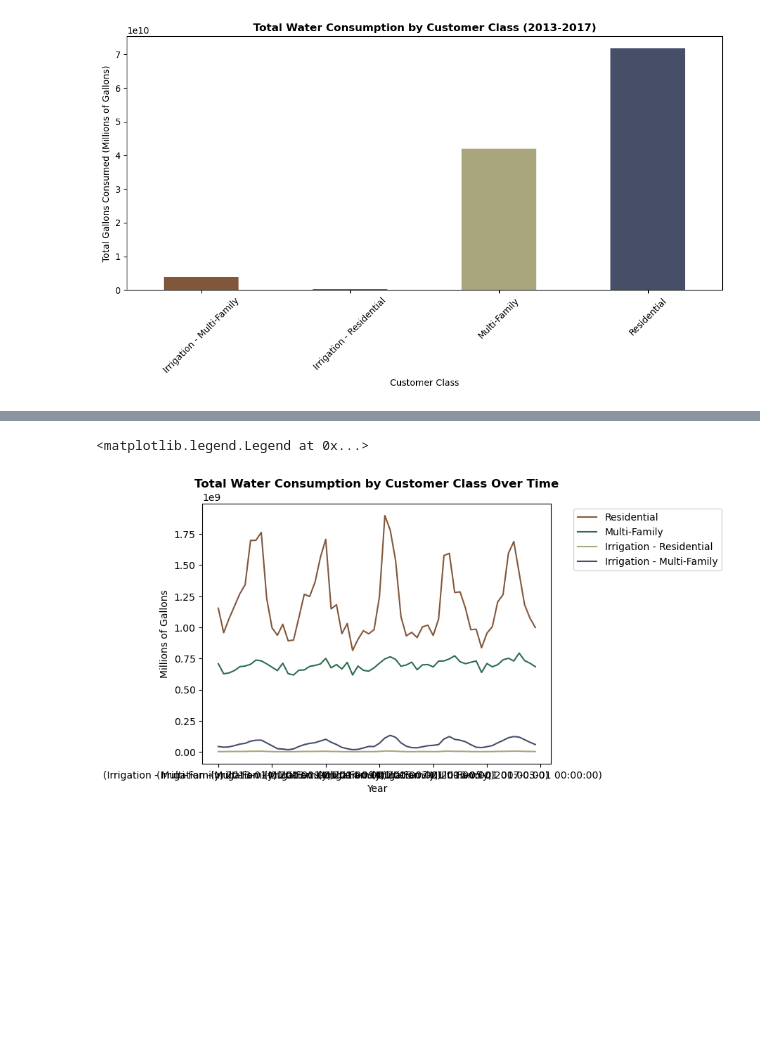
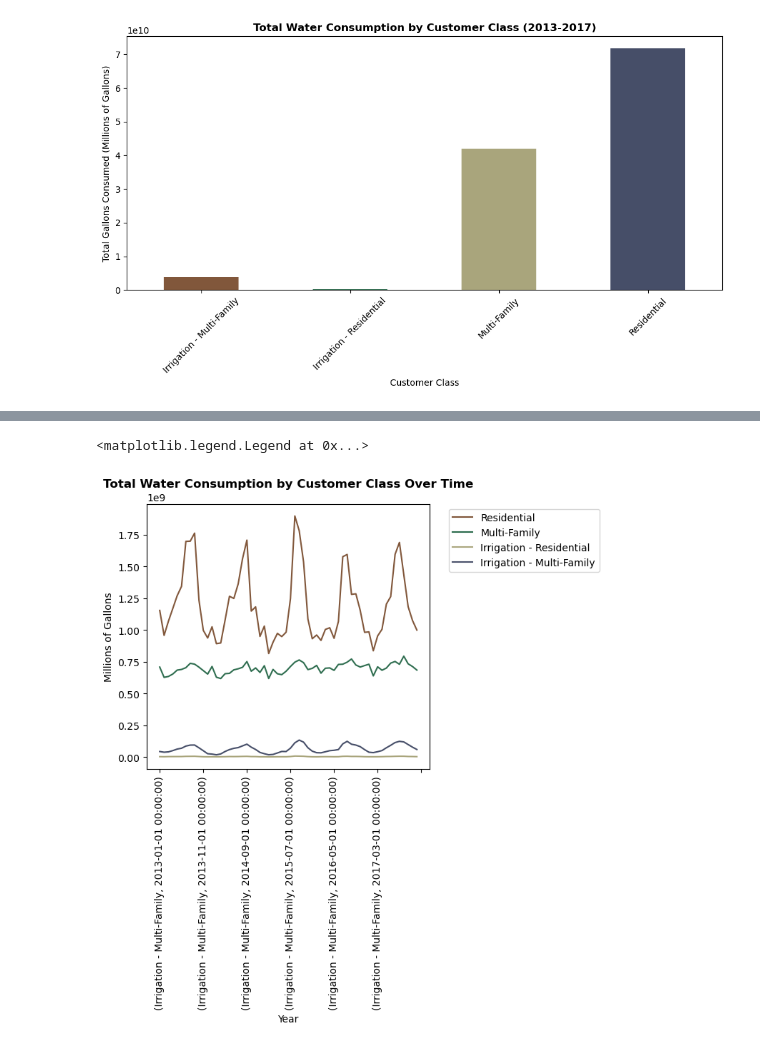
Before and after one commit to kadyepley/project-one, a Jupyter notebook: AustinWeather/Austin_project.ipynb, the cells around one changed output, grey strips where cells are left out. Cells and saved outputs as stored; diff of their text form; code cells hidden in the pictures; blank space fills up the shorter version.

Commit message:
Line Chart Format Changes, x-axis label issue

```diff
--- a/AustinWeather/Austin_project.ipynb
+++ b/AustinWeather/Austin_project.ipynb
@@ -195,16 +195,21 @@ Name: Total Gallons, dtype: int64
 # %%
 # Plotting the filtered datasets for each customer class
 residential_totals.plot(color="#81573B")
 m_fam_totals.plot(color="#2E6D4F")
 irr_res_totals.plot(color="#A9A57C")
 irr_m_fam_totals.plot(color="#464E68")
 
 # Setting the labels and title
 plt.xlabel('Year')
 plt.ylabel('Millions of Gallons')
 plt.title('Total Water Consumption by Customer Class Over Time', weight="bold")
+plt.tight_layout()
+
+# Set the x-axis tick labels
+#years=[2012, 2013, 2014, 2015, 2016, 2017, 2018]
+plt.xticks(rotation=90)
 
 plt.legend(['Residential', 'Multi-Family','Irrigation - Residential', 'Irrigation - Multi-Family'], bbox_to_anchor=(1.05, 1))
 # %% [output]
 <matplotlib.legend.Legend at 0x...>
-[figure, old version]
+[figure, new version]
```
